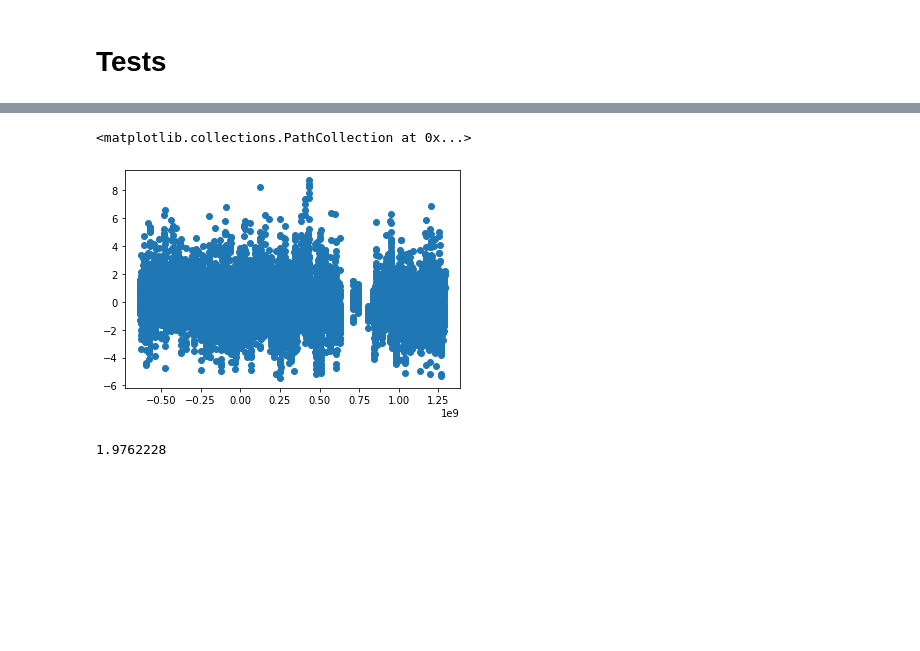
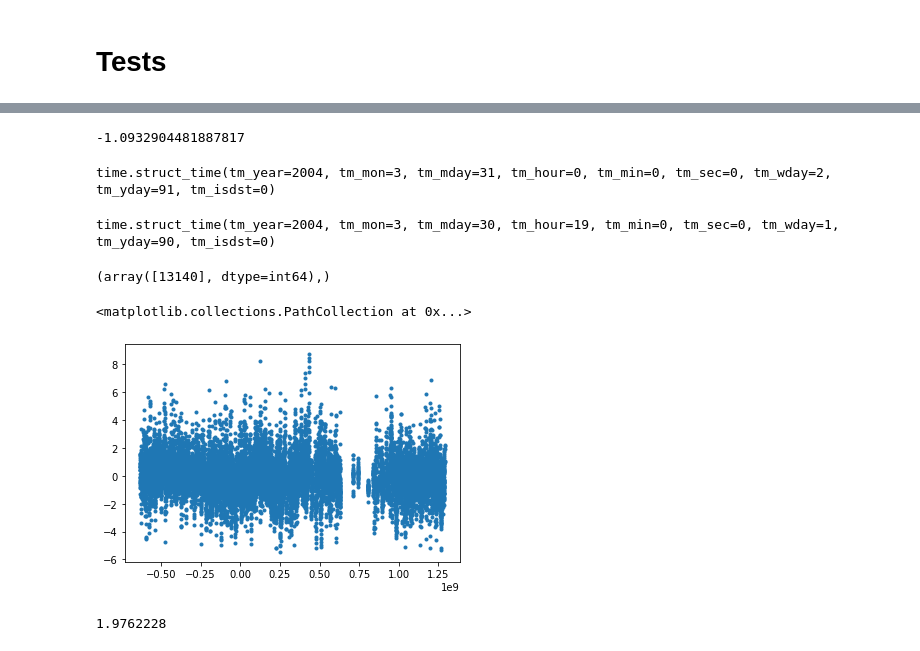
Before and after one commit to mvilucchio/tide_prediction, a Jupyter notebook: data/benchmark_kNN_ale.ipynb, the cells around one changed output, grey strips where cells are left out. Cells and saved outputs as stored; diff of their text form; code cells hidden in the pictures; blank space fills up the shorter version.

```diff
--- a/data/benchmark_kNN_ale.ipynb
+++ b/data/benchmark_kNN_ale.ipynb
@@ -89,14 +77,19 @@ t_surge1_input_train_set=sorted(list(t_surge1_input_train_set))
-# %%
-t_surge2_input_train_set = set()
-for j in t_surge2_input_train:
-    for i in j:
-        t_surge2_input_train_set.add(i)
-t_surge2_input_train_set=sorted(list(t_surge2_input_train_set))
 # %%
-surge1_input_train_set = np.zeros(len(t_surge1_input_train_set))
-for i in range(surge1_input_train.shape[0]):
-    for j in range(surge1_input_train.shape[1]):
-        a = surge1_input_train[i][j]
-        b = t_surge1_input_train[i][j]
-        c = t_surge1_input_train_set.index(b)
-        surge1_input_train_set[c] = a
+def format_t(data):
+    new_set = set()
+    for j in data:
+        for i in j:
+            new_set.add(i)
+    new_set=sorted(list(new_set))
+    return new_set
+
+
+def format_(data, t_data, t_set):
+    new_set = np.zeros(len(t_set))
+    for i in range(data.shape[0]):
+        for j in range(data.shape[1]):
+            a = data[i][j]
+            b = t_data[i][j]
+            c = t_set.index(b)
+            new_set[c] = a
+    return new_set
@@ -110,0 +96,6 @@ for i in range(surge2_input_train.shape[0]):
+# %%
+t_slp_train_set = format_t(t_slp_train)
+t_surge1_input_train_set = format_t(t_surge1_input_train)
+t_surge2_input_train_set = format_t(t_surge2_input_train)
+surge1_input_train_set = format_(surge1_input_train, t_surge1_input_train, t_surge1_input_train_set)
+surge2_input_train_set = format_(surge2_input_train, t_surge2_input_train, t_surge2_input_train_set)
@@ -116,8 +120,26 @@ surge_diff_cities = surge1_input_train_set - surge2_input_train_set
+# %%
+surge2_input_train_set[1000]
+# %% [output]
+-1.0932904481887817
+# %%
+time.gmtime(1080691200.0)
+# %% [output]
+time.struct_time(tm_year=2004, tm_mon=3, tm_mday=31, tm_hour=0, tm_min=0, tm_sec=0, tm_wday=2, tm_yday=91, tm_isdst=0)
+# %%
+time.gmtime(1080673200.0)
+# %% [output]
+time.struct_time(tm_year=2004, tm_mon=3, tm_mday=30, tm_hour=19, tm_min=0, tm_sec=0, tm_wday=1, tm_yday=90, tm_isdst=0)
+# %%
+np.where(t_diff_cities==5.0133333)
+# %% [output]
+(array([13140], dtype=int64),)
+# %%
+surge_diff_cities = (surge1_input_train_set - surge2_input_train_set)
 # %%
-plt.scatter(t_surge2_input_train_set, surge_diff_cities )
+plt.scatter(t_surge2_input_train_set, surge_diff_cities, marker='.' )
 # %% [output]
 <matplotlib.collections.PathCollection at 0x...>
-[figure, old version]
+[figure, new version]
 # %%
 np.mean(t_diff_cities)
 # %% [output]
```
Also changed, not shown: parts of 7 cells of this notebook.
